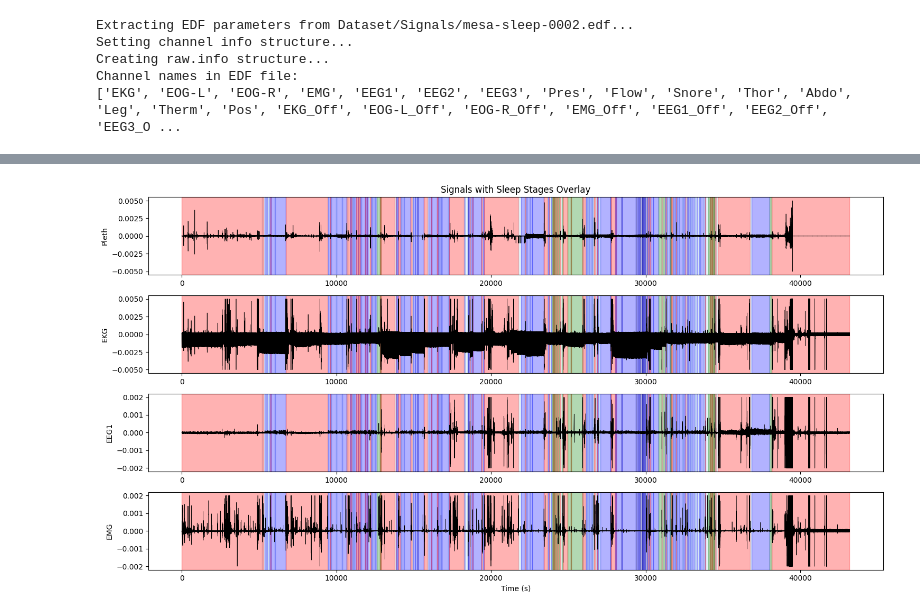
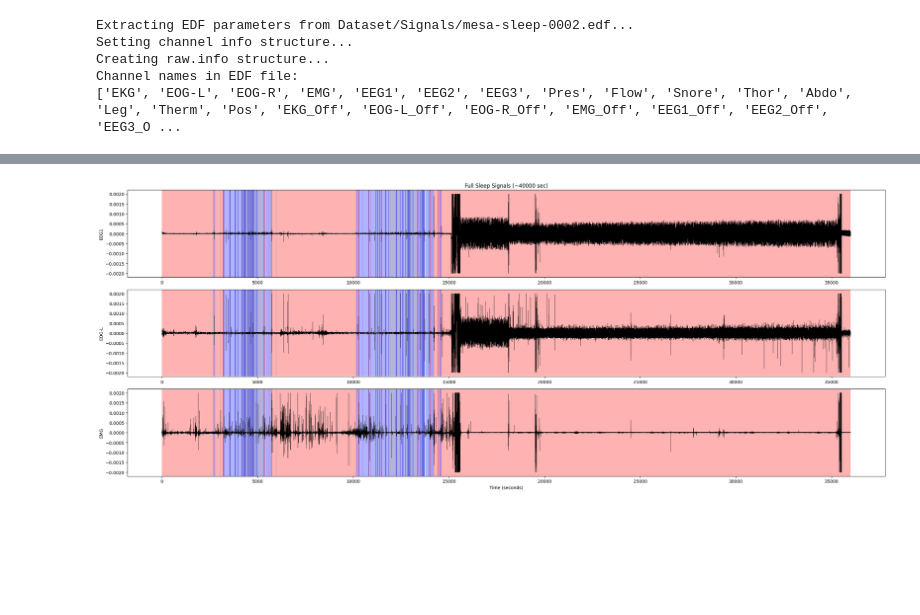
Before and after one commit to eman-sabry/signals-project-, a Jupyter notebook: emo.ipynb, the cells around one changed output, grey strips where cells are left out. Drawn from its saved outputs; the diff is of its cells as text; code cells hidden in the pictures; blank space fills up the shorter version.

```diff
--- a/emo.ipynb
+++ b/emo.ipynb
@@ -22,58 +22,61 @@ import xml.etree.ElementTree as ET
 import matplotlib.pyplot as plt
 import numpy as np
 
+edf_file = "Dataset/Signals/mesa-sleep-0010.edf"
+xml_file = "Dataset/Annotations/mesa-sleep-0010-nsrr.xml"
 
-edf_file = "Dataset/Signals/mesa-sleep-0001.edf"
-xml_file = "Dataset/Annotations/mesa-sleep-0001-nsrr.xml"
+channels_to_plot = ['EEG1', 'EOG-L', 'EMG']
+
+# قراءة XML
+tree = ET.parse(xml_file)
+root = tree.getroot()
+
+events = [e for e in root.findall(".//ScoredEvent")
+          if e.find("EventType").text == "Stages|Stages"]
+
+colors = {
+    "Wake|0": "red",
+    "Stage 1 sleep|1": "lightblue",
+    "Stage 2 sleep|2": "blue",
+    "Stage 3 sleep|3": "darkblue",
+    "REM sleep|5": "green"
+}
+
+raw = mne.io.read_raw_edf(edf_file, preload=False)
+sfreq = raw.info['sfreq']
+
+plt.figure(figsize=(25, 10))
+
+for i, ch in enumerate(channels_to_plot):
+    ax = plt.subplot(len(channels_to_plot), 1, i + 1)
+
+    data = raw.get_data(picks=ch)[0]
+    times = np.arange(len(data)) / sfreq
 
 
-channels_to_plot = ['Pleth', 'EKG', 'EEG1', 'EMG']
+    step = 200
+    data = data[::step]
+    times = times[::step]
 
+    # رسم الإشارة
+    ax.plot(times, data, color='black', linewidth=0.3)
 
-tree = ET.parse(xml_file)
-root = tree.getroot()
-events = [e for e in root.findall(".//ScoredEvent") if e.find("EventType").text == "Stages|Stages"]
-
-
-colors = {"Wake|0":"red", "Stage 1 sleep|1":"lightblue", "Stage 2 sleep|2":"blue",
-          "Stage 3 sleep|3":"darkblue", "REM sleep|5":"green"}
-
-
-chunk_duration = 300
-raw = mne.io.read_raw_edf(edf_file, preload=False)
-sfreq = raw.info['sfreq']
-total_time = int(raw.n_times / sfreq)
-num_chunks = total_time // chunk_duration + 1
-
-plt.figure(figsize=(15, len(channels_to_plot)*2))
-
-for i, ch in enumerate(channels_to_plot):
-    ax = plt.subplot(len(channels_to_plot), 1, i+1)
-
-    for c in range(num_chunks):
-        start_s = c * chunk_duration
-        stop_s = min((c+1) * chunk_duration, total_time - 1/raw.info['sfreq'])
-        raw_chunk = raw.copy().crop(tmin=start_s, tmax=stop_s)
-        data = raw_chunk.get_data(picks=ch)[0]
-        times = np.arange(len(data)) / sfreq + start_s
-
-
-        ax.plot(times, data, color='black', linewidth=0.5)
-
-
+    # رسم الـ stages
     for e in events:
         start = float(e.find("Start").text)
         duration = float(e.find("Duration").text)
         stage = e.find("EventConcept").text
         color = colors.get(stage, "gray")
 
-        ax.axvspan(start, start+duration, color=color, alpha=0.3)
+        ax.axvspan(start, start + duration, color=color, alpha=0.3)
 
     ax.set_ylabel(ch)
+
     if i == 0:
-        ax.set_title("Signals with Sleep Stages Overlay")
-    if i == len(channels_to_plot)-1:
-        ax.set_xlabel("Time (s)")
+        ax.set_title("Full Sleep Signals (~40000 sec)")
+
+    if i == len(channels_to_plot) - 1:
+        ax.set_xlabel("Time (seconds)")
 
 plt.tight_layout()
 plt.show()
@@ -82,6 +85,6 @@ Extracting EDF parameters from Dataset/Signals/mesa-sleep-0001.edf...
 Setting channel info structure...
 Creating raw.info structure...
-[figure, old version]
+[figure, new version]
 # %%
 data split
 # %%
```
Also changed, not shown: parts of 15 cells of this notebook, 4 other files.
